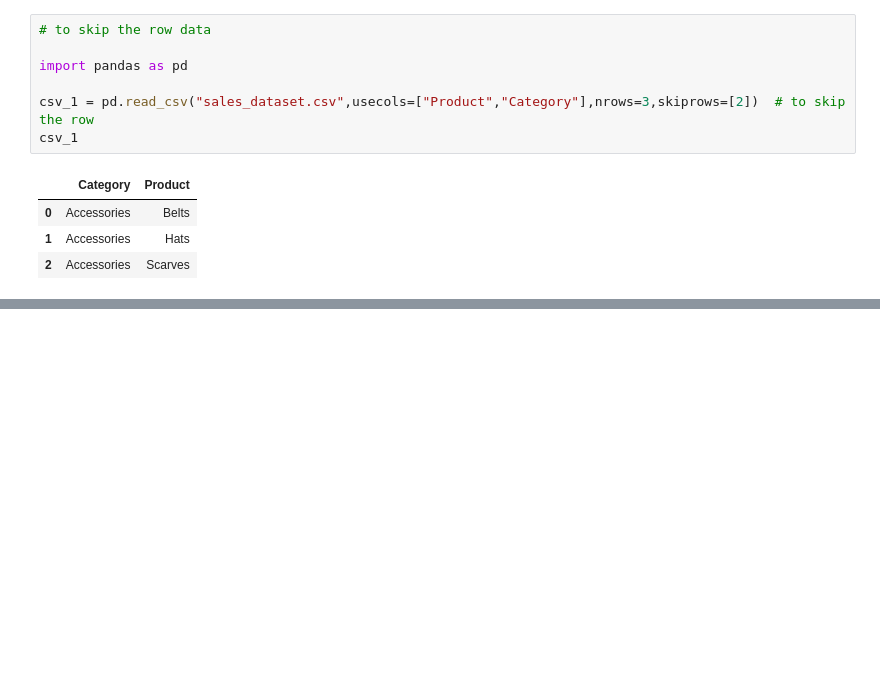
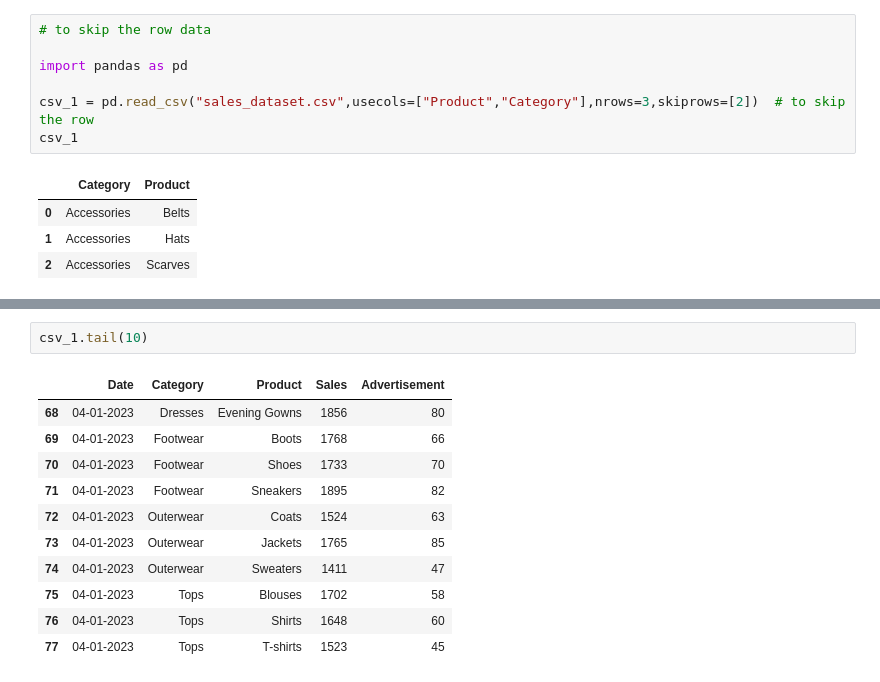
Before and after one commit to NishmthaM/Python_pandas, a Jupyter notebook: Python_Pandas.ipynb, the cells around one changed output, grey strips where cells are left out. Cells and saved outputs as stored; diff of their text form; blank space fills up the shorter version.

```diff
--- a/Python_Pandas.ipynb
+++ b/Python_Pandas.ipynb
@@ -672,0 +739,14 @@ csv_1
+# %%
+csv_1.tail(10)
+# %% [output]
+|  | Date | Category | Product | Sales | Advertisement |
+| 68 | 04-01-2023 | Dresses | Evening Gowns | 1856 | 80 |
+| 69 | 04-01-2023 | Footwear | Boots | 1768 | 66 |
+| 70 | 04-01-2023 | Footwear | Shoes | 1733 | 70 |
+| 71 | 04-01-2023 | Footwear | Sneakers | 1895 | 82 |
+| 72 | 04-01-2023 | Outerwear | Coats | 1524 | 63 |
+| 73 | 04-01-2023 | Outerwear | Jackets | 1765 | 85 |
+| 74 | 04-01-2023 | Outerwear | Sweaters | 1411 | 47 |
+| 75 | 04-01-2023 | Tops | Blouses | 1702 | 58 |
+| 76 | 04-01-2023 | Tops | Shirts | 1648 | 60 |
+| 77 | 04-01-2023 | Tops | T-shirts | 1523 | 45 |
```
Also changed, not shown: parts of 21 cells of this notebook.
